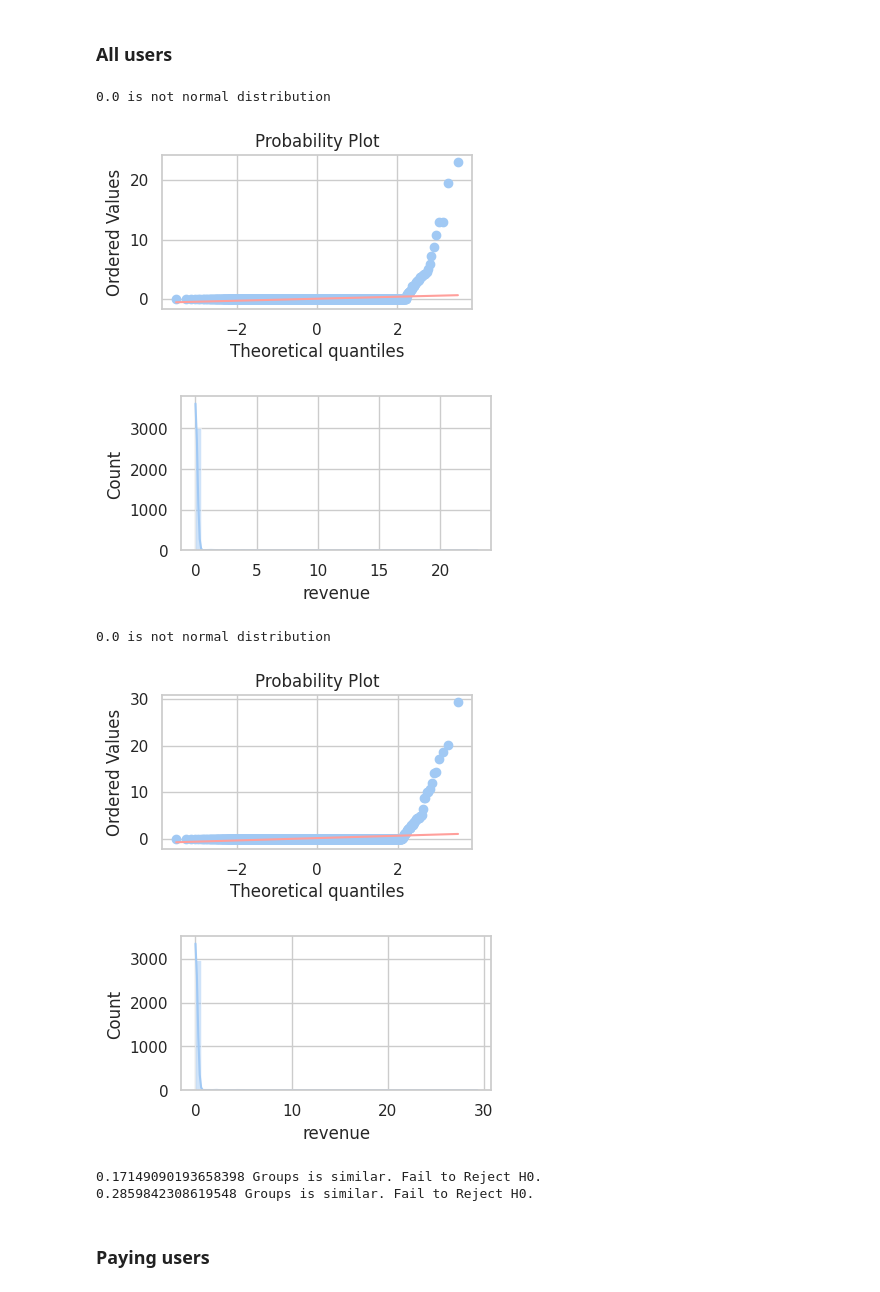
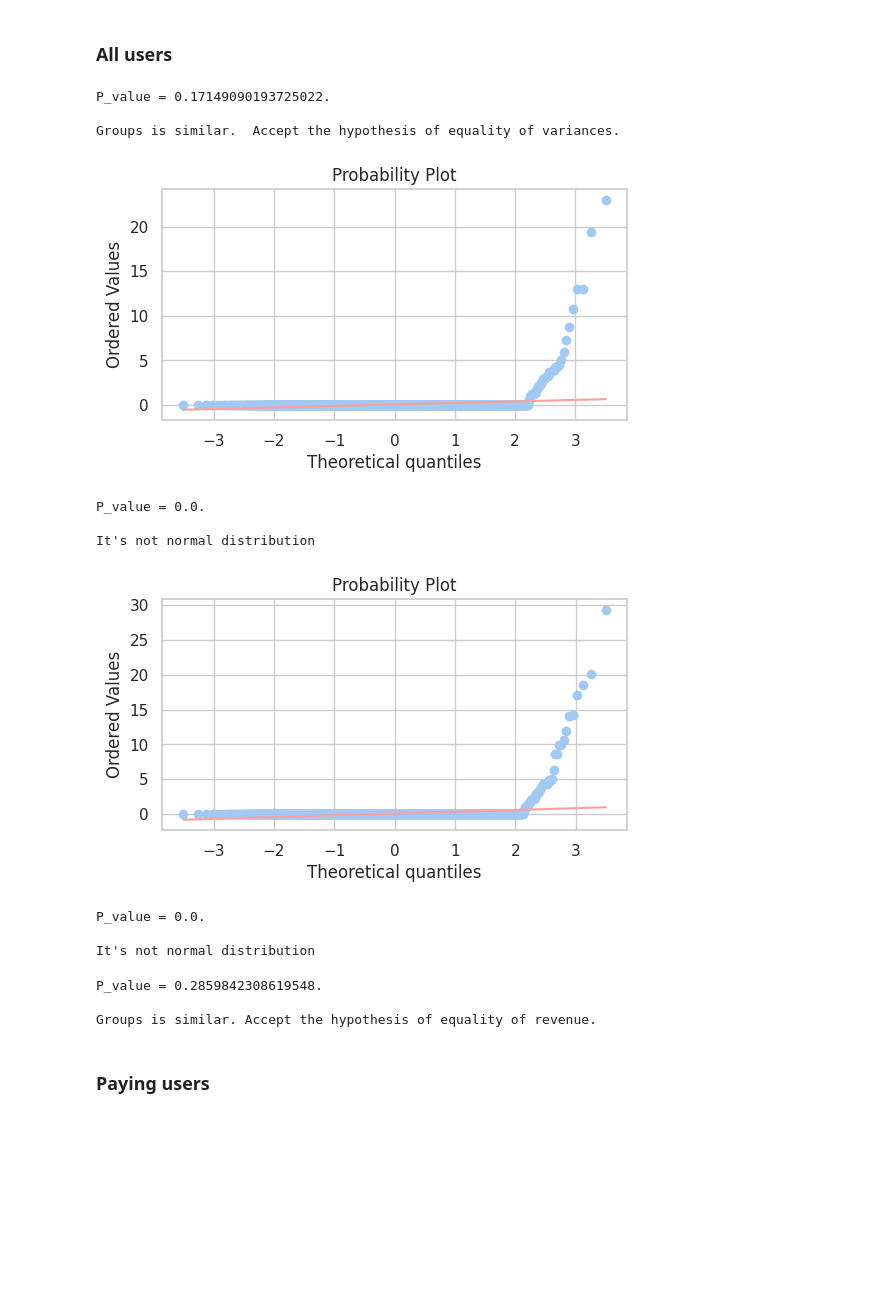
Before and after one commit to arturmermovich/analytics, a Jupyter notebook: a_b_testing_revenue_site_users.ipynb, the cells around one changed output. Cells and saved outputs as stored; diff of their text form; code cells hidden in the pictures; blank space fills up the shorter version.

```diff
--- a/a_b_testing_revenue_site_users.ipynb
+++ b/a_b_testing_revenue_site_users.ipynb
@@ -157,0 +164,3 @@ sns.boxplot(data = df, x = 'revenue', y = 'variant_name')
+# %%
+sns.set(rc={'figure.figsize':(6,3)}, style="whitegrid", palette="pastel")
+sns.histplot(data = df, x = 'revenue', hue='variant_name', kde=True, bins=50)
@@ -174,0 +187,3 @@ sns.boxplot(data = df_revenue, x = 'revenue', y = 'variant_name')
+# %%
+sns.set(rc={'figure.figsize':(6,3)}, style="whitegrid", palette="pastel")
+sns.histplot(data = df_revenue, x = 'revenue', hue='variant_name', kde=True, bins=50)
@@ -191,43 +210,50 @@ t
 ## 🧪 Checking for the normality and A/B Testing
 # %% [markdown]
 ### All users
+# %%
+variant = df[df['variant_name'] == 'variant']['revenue']
+control = df[df['variant_name'] == 'control']['revenue']
+test_leven, p_value = stats.levene(variant, control)
+alpha = 0.05
+if p < alpha:
+    print(f'\nP_value = {p_value}.\n\nGroups is different.  Reject the hypothesis of equality of variances.')
+else:
+    print(f'\nP_value = {p_value}.\n\nGroups is similar.  Accept the hypothesis of equality of variances.')
+# %% [output]
+P_value = 0.17149090193725022.
+
+Groups is similar.  Accept the hypothesis of equality of variances.
 # %%
-variant = df[df['variant_name'] == 'variant']['revenue']
-control = df[df['variant_name'] == 'control']['revenue']
 for group in [variant, control]:
-    sns.set(rc={'figure.figsize':(4,2)}, style="whitegrid", palette="pastel")
+    stats.probplot(group, dist="norm", plot=pylab)
+    pylab.show()
+    sns.set(rc={'figure.figsize':(6,3)}, style="whitegrid", palette="pastel")
     x = shapiro(group)
     if x.pvalue > 0.05:
-        print(f"{x.pvalue} is normal distribution")
+        print(f"\nP_value = {x.pvalue}. \n\nIt's normal distribution\n\n")
     else:
-        print(f"{x.pvalue} is not normal distribution")
-
-    sns.set(rc={'figure.figsize':(4,2)}, style="whitegrid", palette="pastel")
-    stats.probplot(group, dist="norm", plot=pylab)
-    pylab.show()
-    q = sns.histplot(data=group, kde=True, bins=50)
-    plt.show()
+        print(f"\nP_value = {x.pvalue}. \n\nIt's not normal distribution\n\n")
 # %% [output]
+[figure, new version]
-0.0 is not normal distribution
+P_value = 0.0.
+
+It's not normal distribution
-[figure, old version]
-[figure, old version]
+[figure, new version]
-0.0 is not normal distribution
+P_value = 0.0.
+
+It's not normal distribution
-[figure, removed]
-[figure, removed]
 # %%
 def ab_test(a, b):
     alpha = 0.05
-    revenue_difference_student     = st.ttest_ind(a, b)
     revenue_difference_mannwhitney = mannwhitneyu(variant, control)
-    if revenue_difference_student.pvalue < alpha or revenue_difference_mannwhitney.pvalue < alpha:
-        print(revenue_difference_student.pvalue, "Groups is different. Fail to Reject H1.")
-        print(revenue_difference_mannwhitney.pvalue, "Groups is different. Fail to Reject H1.")
+    if revenue_difference_mannwhitney.pvalue < alpha:
+        print(f"\nP_value = {revenue_difference_mannwhitney.pvalue} \n\nGroups is different. Reject the hypothesis of equality of revenue.")
     else:
-        print(revenue_difference_student.pvalue, "Groups is similar. Fail to Reject H0.")
-        print(revenue_difference_mannwhitney.pvalue, "Groups is similar. Fail to Reject H0.")
+        print(f"\nP_value = {revenue_difference_mannwhitney.pvalue}. \n\nGroups is similar. Accept the hypothesis of equality of revenue.")
 ab_test(variant, control)
 # %% [output]
-0.17149090193658398 Groups is similar. Fail to Reject H0.
-0.2859842308619548 Groups is similar. Fail to Reject H0.
+P_value = 0.2859842308619548.
+
+Groups is similar. Accept the hypothesis of equality of revenue.
 # %% [markdown]
 ### Paying users
```
Also changed, not shown: parts of 16 cells of this notebook.
